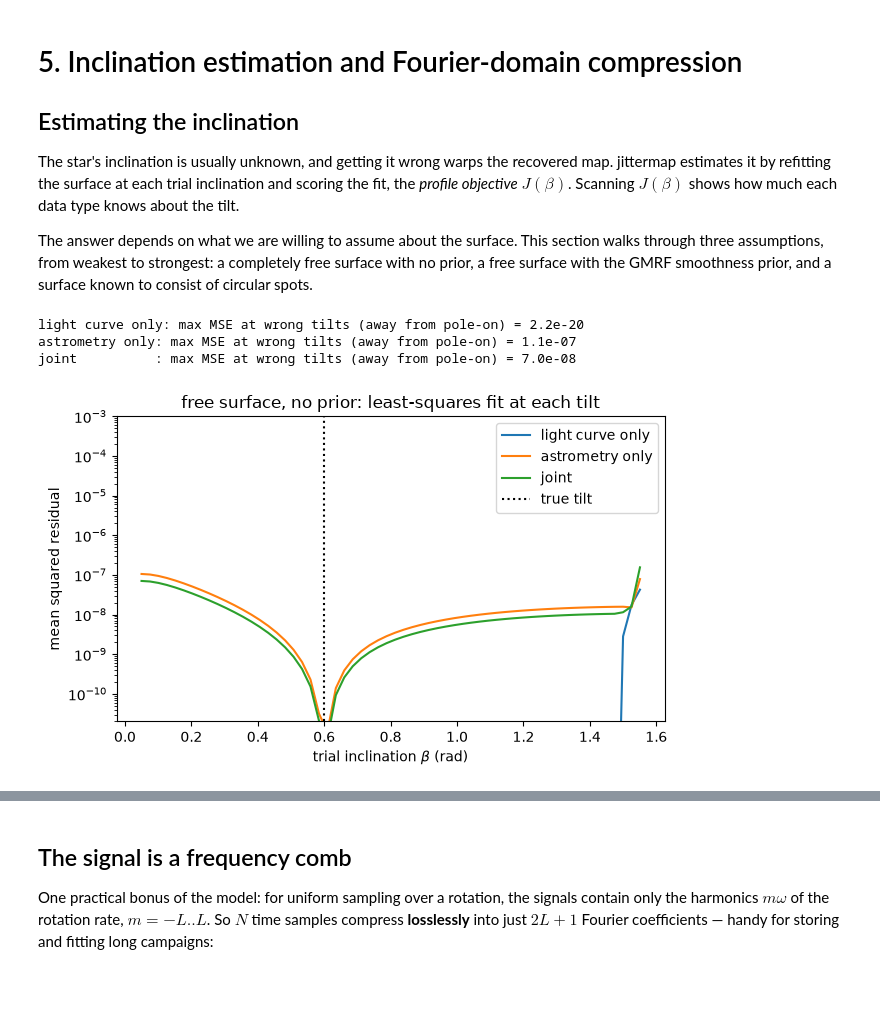
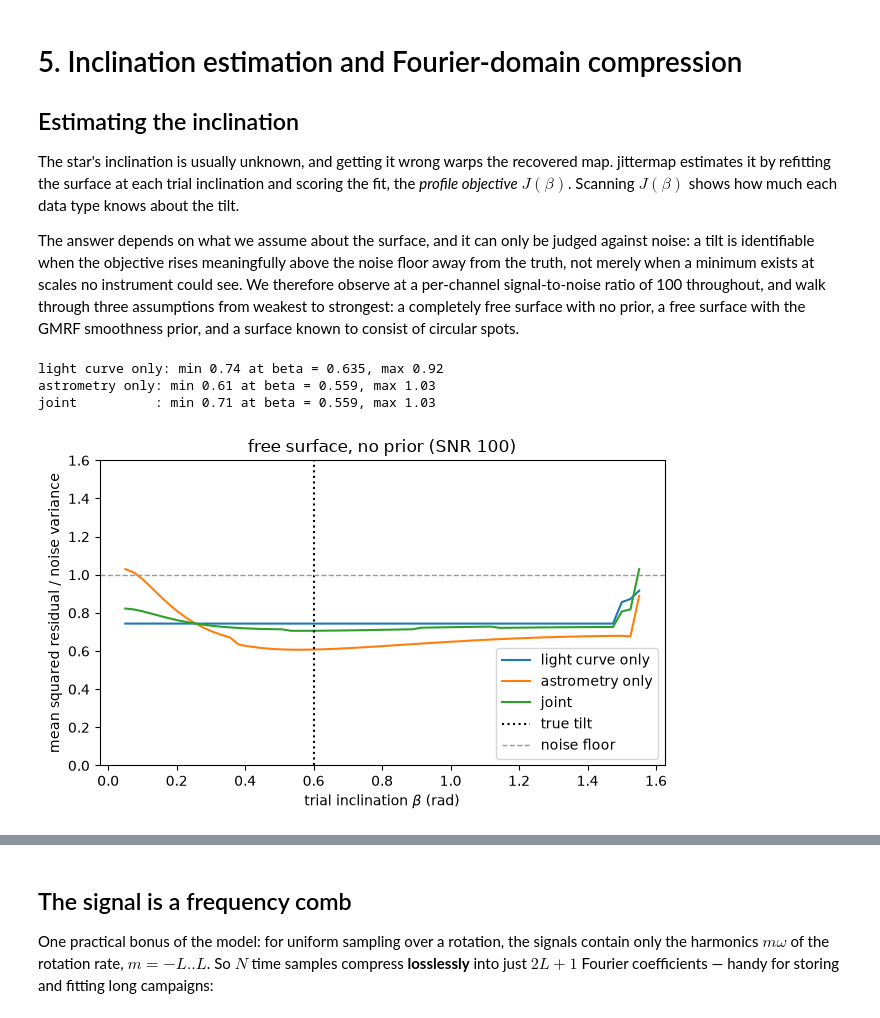
Before and after one commit to xiaziyna/jittermap, a Jupyter notebook: notebooks/05_inclination_and_fourier.ipynb, the cells around one changed output, grey strips where cells are left out. Cells and saved outputs as stored; diff of their text form; code cells hidden in the pictures; blank space fills up the shorter version.

```diff
--- a/notebooks/05_inclination_and_fourier.ipynb
+++ b/notebooks/05_inclination_and_fourier.ipynb
@@ -8,10 +8,14 @@ recovered map. jittermap estimates it by refitting the surface at each
 trial inclination and scoring the fit, the *profile objective* $J(\beta)$.
 Scanning $J(\beta)$ shows how much each data type knows about the tilt.
 
-The answer depends on what we are willing to assume about the surface.
-This section walks through three assumptions, from weakest to strongest:
-a completely free surface with no prior, a free surface with the GMRF
-smoothness prior, and a surface known to consist of circular spots.
+The answer depends on what we assume about the surface, and it can only
+be judged against noise: a tilt is identifiable when the objective rises
+meaningfully above the noise floor away from the truth, not merely when
+a minimum exists at scales no instrument could see. We therefore observe
+at a per-channel signal-to-noise ratio of 100 throughout, and walk
+through three assumptions from weakest to strongest: a completely free
+surface with no prior, a free surface with the GMRF smoothness prior,
+and a surface known to consist of circular spots.
 # %%
 %matplotlib inline
 import numpy as np
@@ -29,40 +33,49 @@ def show_star(ax, coeffs, l_max, beta, title="", t=0.0):
 # %%
 from jittermap.inference.inclination import profile_objective
 
 L, N = 10, 100
 INC_TRUE = 0.6
+SNR = 100
 times = np.linspace(0, 2*np.pi, N, endpoint=False)
 star = jm.multispot_surface([(30, 315, 18.0), (-15, 30, 13.0)], L,
                             texture_amplitude=0.002, texture_seed=3)
 fm = jm.ForwardModel(times, l_max=L)
-data = fm.observe(star, inclination=INC_TRUE, channels="xyp", stacked=False)
+clean = fm.observe(star, inclination=INC_TRUE, channels="xyp", stacked=False)
+
+rng = np.random.default_rng(7)
+sigma = {c: clean[c].std() / SNR for c in "xyp"}
+data = {c: clean[c] + rng.normal(0, sigma[c], N) for c in "xyp"}
 
 betas = np.linspace(0.05, np.pi/2 - 0.02, 60)
 
+def noise_floor(ch):
+    """Mean noise variance of the stacked channels."""
+    return np.mean([sigma[c]**2 for c in ch])
+
 def scan(ch, lam):
-    """Profile objective per data sample at each trial inclination."""
+    """Profile objective per sample, in units of the noise variance."""
     y = np.concatenate([data[c] for c in ch])
     return np.array([profile_objective(b, y, ch, L, fm.kernels, fm._precomp,
                                        lam=lam) / y.size
-                     for b in betas])
+                     for b in betas]) / noise_floor(ch)
 
 plt.figure(figsize=(6.5, 4))
 for ch, label in [("p", "light curve only"), ("xy", "astrometry only"),
                   ("xyp", "joint")]:
     J = scan(ch, lam=0)
-    plt.semilogy(betas, J, label=label)
-    away = betas < 1.45
-    print(f"{label:15s}: max MSE at wrong tilts (away from pole-on) = "
-          f"{J[away].max():.1e}")
+    plt.plot(betas, J, label=label)
+    print(f"{label:15s}: min {J.min():.2f} at beta = {betas[np.argmin(J)]:.3f}, "
+          f"max {J.max():.2f}")
 plt.axvline(INC_TRUE, color="k", ls=":", label="true tilt")
-plt.ylim(2e-11, 1e-3)
+plt.axhline(1.0, color="0.6", lw=1, ls="--", label="noise floor")
+plt.ylim(0, 1.6)
 plt.xlabel("trial inclination $\\beta$ (rad)")
-plt.ylabel("mean squared residual")
-plt.title("free surface, no prior: least-squares fit at each tilt")
+plt.ylabel("mean squared residual / noise variance")
+plt.title("free surface, no prior (SNR 100)")
 plt.legend(); plt.tight_layout()
 # %% [output]
-light curve only: max MSE at wrong tilts (away from pole-on) = 2.2e-20
-astrometry only: max MSE at wrong tilts (away from pole-on) = 1.1e-07
-joint          : max MSE at wrong tilts (away from pole-on) = 7.0e-08
+light curve only: min 0.74 at beta = 0.635, max 0.92
+astrometry only: min 0.61 at beta = 0.559, max 1.03
+joint          : min 0.71 at beta = 0.559, max 1.03
-[figure, old version]
+[figure, new version]
 # %% [markdown]
```
Also changed, not shown: parts of 7 cells of this notebook.
